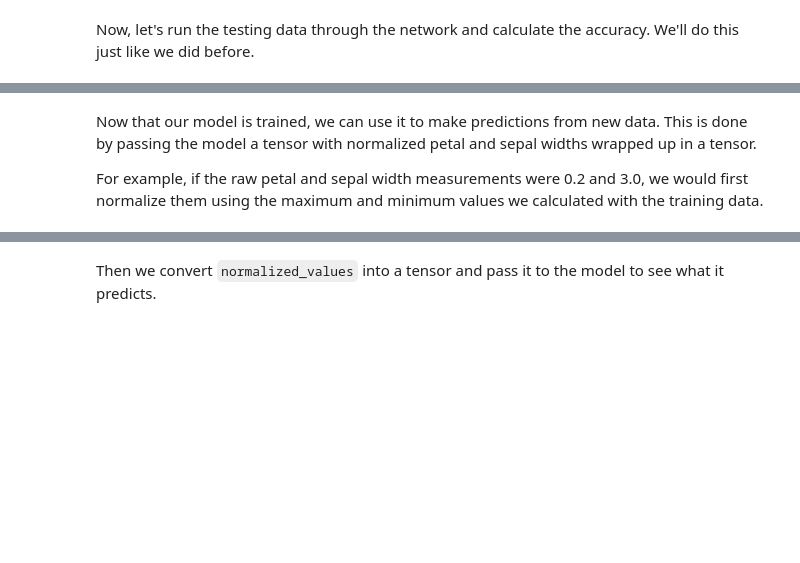
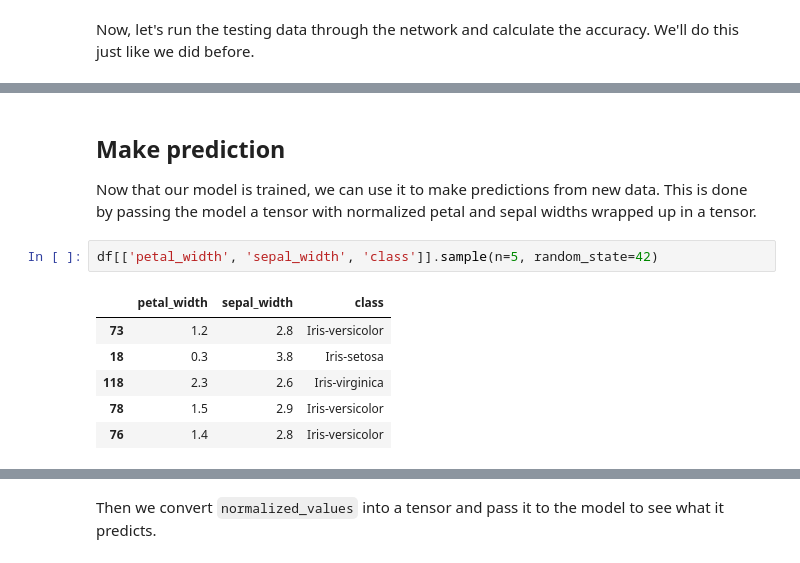
Before and after one commit to sbwiecko/statsquest_neural_networks, a Jupyter notebook: chapter_03/chapter_03_multiple_inputs_and_outputs.ipynb, the cells around one changed output, grey strips where cells are left out. Cells and saved outputs as stored; diff of their text form; blank space fills up the shorter version.

```diff
--- a/chapter_03/chapter_03_multiple_inputs_and_outputs.ipynb
+++ b/chapter_03/chapter_03_multiple_inputs_and_outputs.ipynb
@@ -657,4 +932,13 @@ After 100 training epochs, we correctly classified 97.4% of the testing data. Th
 # %% [markdown]
+## Make prediction
+
 Now that our model is trained, we can use it to make predictions from new data. This is done by passing the model a tensor with normalized petal and sepal widths wrapped up in a tensor.
-
-For example, if the raw petal and sepal width measurements were 0.2 and 3.0, we would first normalize them using the maximum and minimum values we calculated with the training data.
+# %%
+df[['petal_width', 'sepal_width', 'class']].sample(n=5, random_state=42)
+# %% [output]
+|  | petal_width | sepal_width | class |
+| 73 | 1.2 | 2.8 | Iris-versicolor |
+| 18 | 0.3 | 3.8 | Iris-setosa |
+| 118 | 2.3 | 2.6 | Iris-virginica |
+| 78 | 1.5 | 2.9 | Iris-versicolor |
+| 76 | 1.4 | 2.8 | Iris-versicolor |
```
Also changed, not shown: parts of 102 cells of this notebook, 2 other files.
